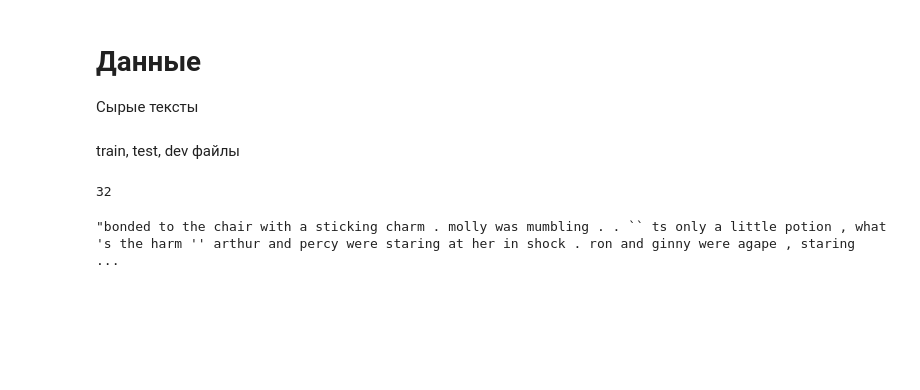
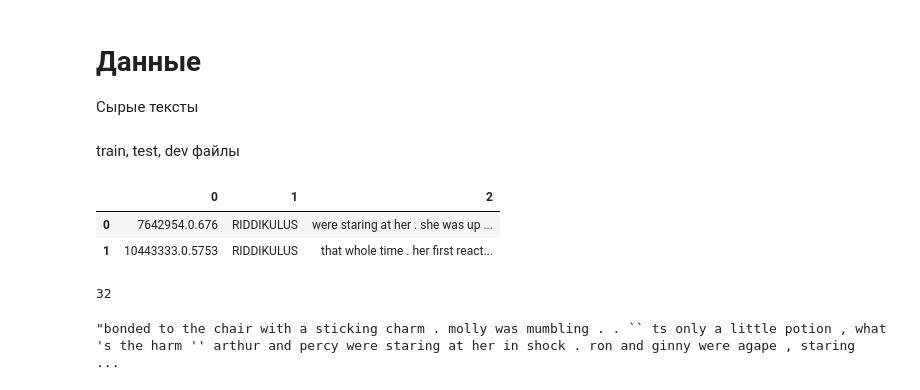
Before and after one commit to astatarinov/university, a Jupyter notebook: NLP/hw1/hw1.ipynb, the cells around one changed output. Drawn from its saved outputs; the diff is of its cells as text; code cells hidden in the pictures; blank space fills up the shorter version.

```diff
--- a/NLP/hw1/hw1.ipynb
+++ b/NLP/hw1/hw1.ipynb
@@ -60,6 +60,12 @@ train, test, dev файлы
 training = pd.read_csv('hpac_splits/hpac_training_128.tsv', sep = '\t', header = None)
 test = pd.read_csv('hpac_splits/hpac_test_128.tsv', sep = '\t', header = None)
 dev = pd.read_csv('hpac_splits/hpac_dev_128.tsv', sep = '\t', header = None)
+# %%
+training.head(2)
+# %% [output]
+|  | 0 | 1 | 2 |
+| 0 | 7642954.0.676 | RIDDIKULUS | were staring at her . she was up ... |
+| 1 | 10443333.0.5753 | RIDDIKULUS | that whole time . her first react... |
 # %%
 l = list(set(training[2].unique()).intersection(test[2].unique()))
 
```
Also changed, not shown: parts of 15 cells of this notebook.
